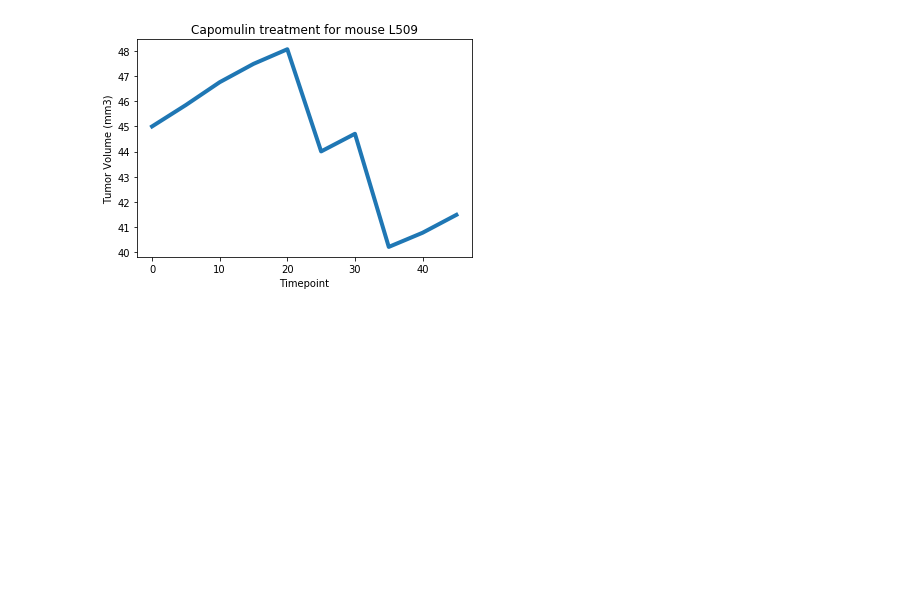
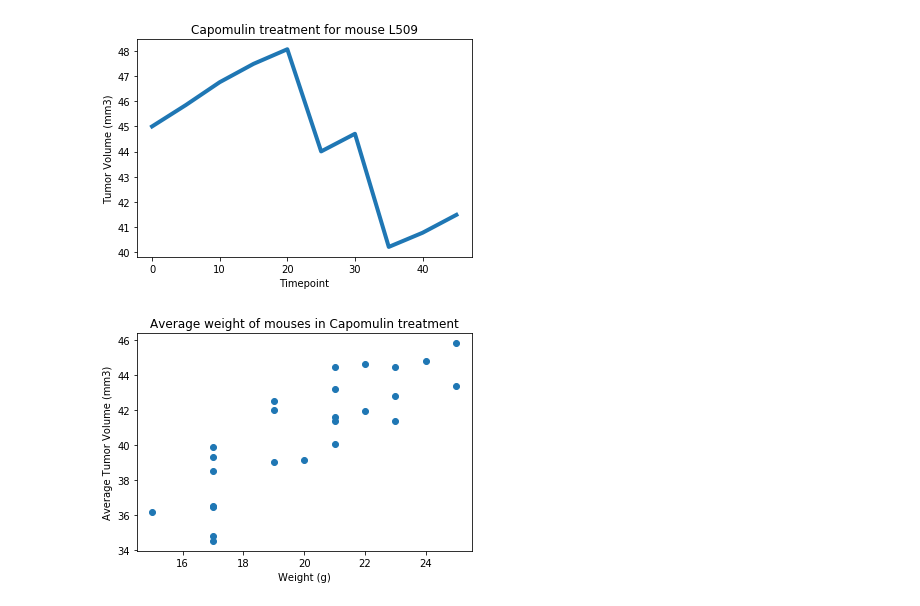
Before and after one commit to cckuqui/Matplotlib-challenge, a Jupyter notebook: pymaceuticals_starter.ipynb, the cells around one changed output. Saved outputs shown, nothing was run; the diff lists cells and outputs as text; code cells hidden in the pictures; blank space fills up the shorter version.

```diff
--- a/pymaceuticals_starter.ipynb
+++ b/pymaceuticals_starter.ipynb
@@ -208,15 +209,20 @@ plt.show()
 # %%
 # Generate a scatter plot of mouse weight versus average tumor volume for the Capomulin regimen
 mouse_capo = mouse_results.loc[mouse_results['Drug Regimen']=='Capomulin']
 mouse_bymouse = mouse_capo.groupby('Mouse ID')
 mouse_byID = mouse_capo.loc[:,['Mouse ID','Weight (g)']].drop_duplicates()
-x_values = mouse_byID['Weight (g)']
-y_values = mouse_bymouse['Tumor Volume (mm3)'].mean()
 
-# plt.scatter(x_values,y_values)
-# plt.title('Capomulin treatment for mouse L509')
-# plt.xlabel('Timepoint')
-# plt.ylabel('Tumor Volume (mm3)')
-# plt.show()
+scatter_pd = pd.merge(mouse_byID,pd.DataFrame(mouse_bymouse['Tumor Volume (mm3)'].mean()),on='Mouse ID')
+
+x_values_scatter = scatter_pd['Weight (g)']
+y_values_scatter = scatter_pd['Tumor Volume (mm3)']
+
+plt.scatter(x_values_scatter,y_values_scatter)
+plt.title('Average weight of mouses in Capomulin treatment')
+plt.xlabel('Weight (g)')
+plt.ylabel('Average Tumor Volume (mm3)')
+plt.show()
+# %% [output]
+[figure, added]
 # %%
 # Calculate the correlation coefficient and linear regression model for mouse weight and average tumor volume for the Capomulin regimen
```
Also changed, not shown: parts of 8 cells of this notebook.
